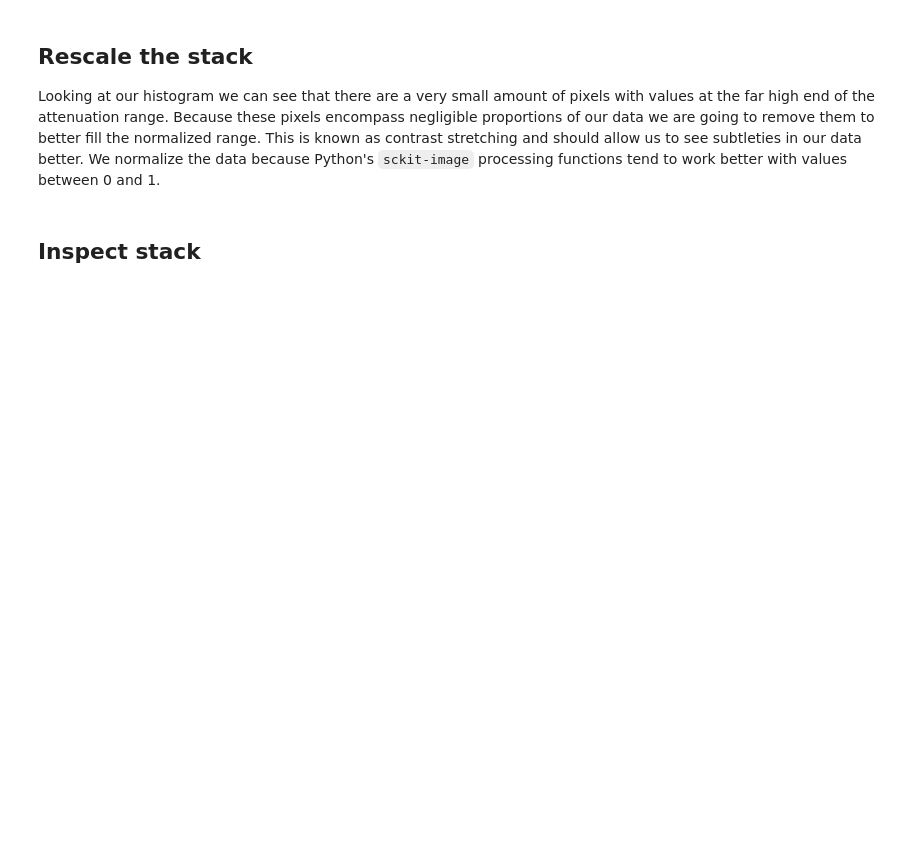
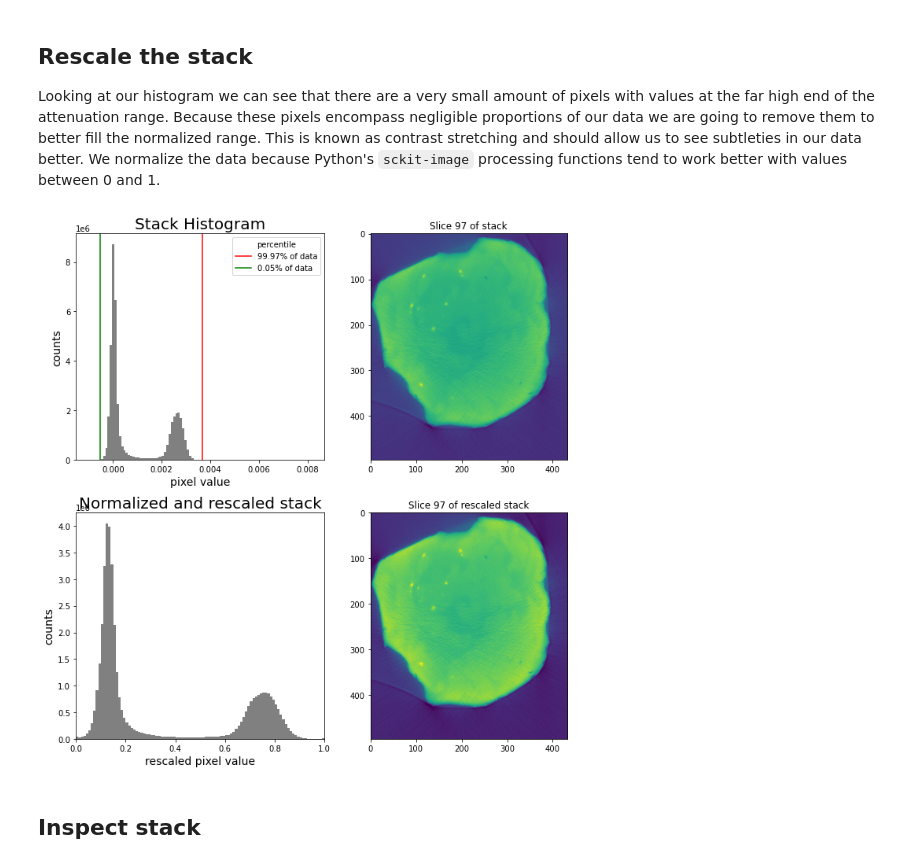
Before and after one commit to jlubbersgeo/ctpy, a Jupyter notebook: mineral_segmentation_clean.ipynb, the cells around one changed output. Saved outputs shown, nothing was run; the diff lists cells and outputs as text; code cells hidden in the pictures; blank space fills up the shorter version.

````diff
--- a/mineral_segmentation_clean.ipynb
+++ b/mineral_segmentation_clean.ipynb
@@ -30,10 +30,10 @@ import matplotlib.pyplot as plt
 Here we will import and also downsample our data so that it is more manageable on a standard personal computer
 # %%
 # path to the folder where your 2D images reside
-filepath = "/Volumes/JEL/Jorgenson_CT_work/0009_20CJ04_x7_A/stacks"
+filepath = r"D:\Jorgenson_CT_work\0053_19CJ13_xL1\stacks"
 
 # For figure labeling and saving purposes
-name = "0009_20CJ04_x7_A"
+name = "0053_19CJ13_xL1"
 
-stack, original_stack_shape = import_stack(filepath, "tif", name, downsample=2)
+stack, original_stack_shape = ct.import_stack(filepath, "tif", name, downsample=2)
 stack_1D = stack.flatten()
@@ -42,7 +47,7 @@ stack_1D = stack.flatten()
 Looking at our histogram we can see that there are a very small amount of pixels with values at the far high end of the attenuation range. Because these pixels encompass negligible proportions of our data we are going to remove them to better fill the normalized range. This is known as contrast stretching and should allow us to see subtleties in our data better. We normalize the data because Python's ```sckit-image``` processing functions tend to work better with values between 0 and 1.
 # %%
 lower_lim, upper_lim = 0.05, 99.97
-plow, phigh, stack_normal, stack_normal_1D = rescale_stack(lower_lim, upper_lim, stack)
+plow, phigh, stack_normal, stack_normal_1D = ct.rescale_stack(lower_lim, upper_lim, stack)
 
 
 # plot up the comparison between original stack and rescaled stack
@@ -52,33 +57,35 @@ scale = "linear"
 #halfway through the stack
 slice_number = stack.shape[0] // 2
 
 fig, ax, = plt.subplots(2, 2, figsize=(10, 10))
 
 ax[0, 0].hist(stack_1D, bins=100, color="gray")
 ax[0, 0].set_title("Stack Histogram", fontsize=20)
 ax[0, 0].set_yscale(scale)
 ax[0, 0].axvline(phigh, c="r", label="{}% of data".format(upper_lim))
 ax[0, 0].axvline(plow, c="g", label="{}% of data".format(lower_lim))
 ax[0, 0].legend(loc="best", title="percentile")
 ax[0, 0].set_ylabel("counts", fontsize=14)
 ax[0, 0].set_xlabel("pixel value", fontsize=14)
 
 # show the first image of the stack
 ax[0, 1].imshow(stack[slice_number], cmap=cmap)
 ax[0, 1].set_title("Slice {} of stack".format(slice_number))
 
 # rescaled data
 
 ax[1, 0].hist(stack_normal_1D, bins=100, color="gray")
 ax[1, 0].set_yscale(scale)
 ax[1, 0].set_ylabel("counts", fontsize=14)
 ax[1, 0].set_xlabel("rescaled pixel value", fontsize=14)
 ax[1, 0].set_title("Normalized and rescaled stack", fontsize=20)
 ax[1, 0].set_xlim(0, 1)
 # show the first image of the stack
 ax[1, 1].imshow(stack_normal[slice_number], cmap=cmap)
 ax[1, 1].set_title("Slice {} of rescaled stack".format(slice_number))
 fig.tight_layout()
+# %% [output]
+[figure, added]
 # %% [markdown]
 ## Inspect stack
 # %%
````
Also changed, not shown: parts of 12 cells of this notebook, 3 other files.
